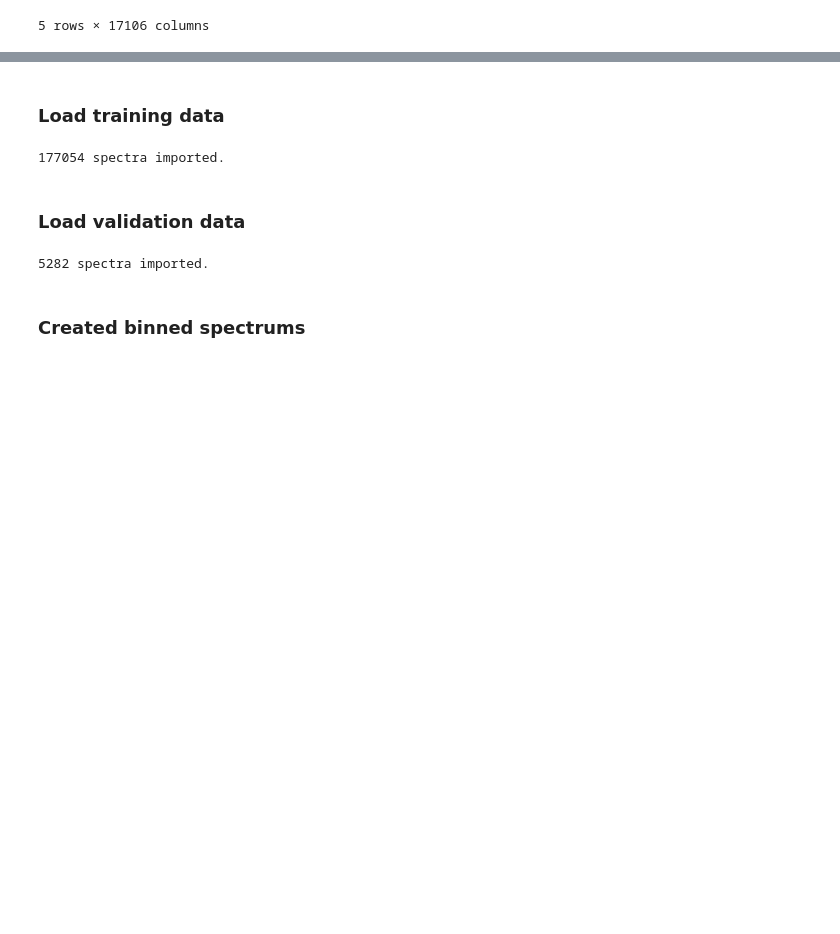
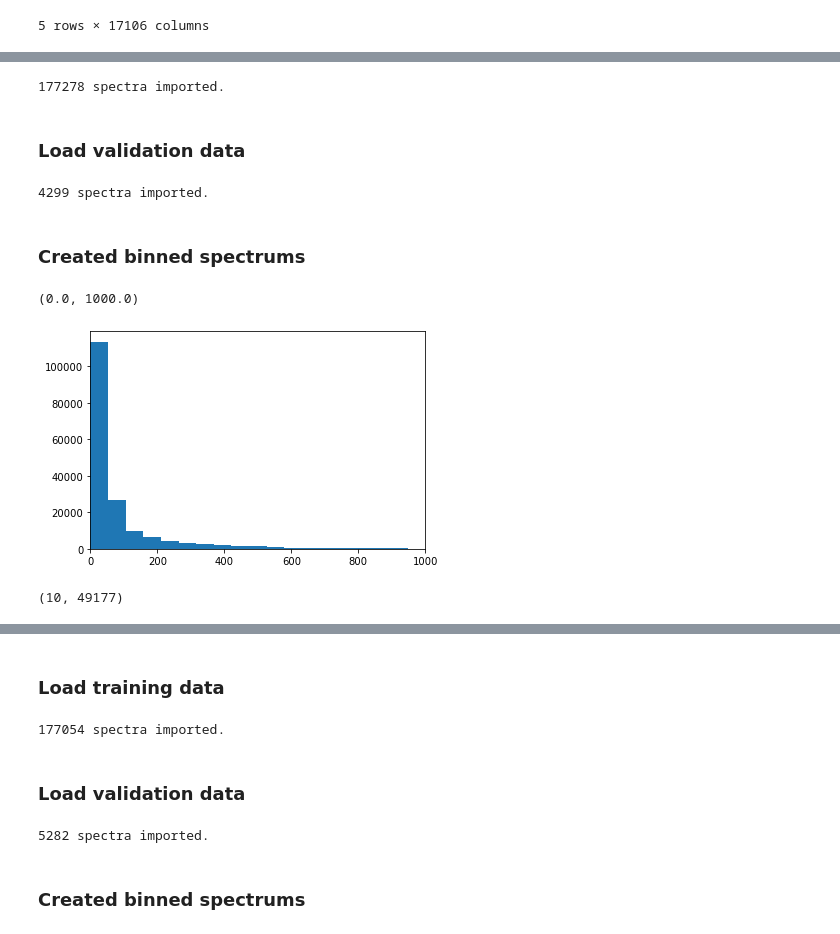
Before and after one commit to iomega/ms2query, a Jupyter notebook: notebooks/MS2Query_train_models_All_Spectrums_data210409.ipynb, the cells around one changed output, grey strips where cells are left out. Saved outputs shown, nothing was run; the diff lists cells and outputs as text; code cells hidden in the pictures; blank space fills up the shorter version.

```diff
--- a/notebooks/MS2Query_train_models_All_Spectrums_data210409.ipynb
+++ b/notebooks/MS2Query_train_models_All_Spectrums_data210409.ipynb
@@ -31,0 +35,30 @@ np.save(filename, tanimoto_df.index.values)
+# %%
+filename = os.path.join(path_data, 'GNPS_all', 'ALL_GNPS_210409_train_split.pickle')
+with open(filename, 'rb') as file:
+    spectrums_training = pickle.load(file)
+print(f"{len(spectrums_training)} spectra imported.")
+# %% [output]
+177278 spectra imported.
+# %% [markdown]
+### Load validation data
+# %%
+filename = os.path.join(path_data, 'GNPS_all', 'ALL_GNPS_210409_val_split.pickle')
+with open(filename, 'rb') as file:
+    spectrums_val = pickle.load(file)
+
+print(f"{len(spectrums_val)} spectra imported.")
+# %% [output]
+4299 spectra imported.
+# %% [markdown]
+### Created binned spectrums
+# %%
+numbers_of_peaks = [len(s.peaks) for s in spectrums_training]
+plt.hist(numbers_of_peaks, np.linspace(0,1000,20))
+plt.xlim(0, 1000)
+# %% [output]
+(0.0, 1000.0)
+[figure, added]
+# %%
+np.min(np.array(numbers_of_peaks)), np.max(np.array(numbers_of_peaks))
+# %% [output]
+(10, 49177)
```
Also changed, not shown: parts of 30 cells of this notebook.
